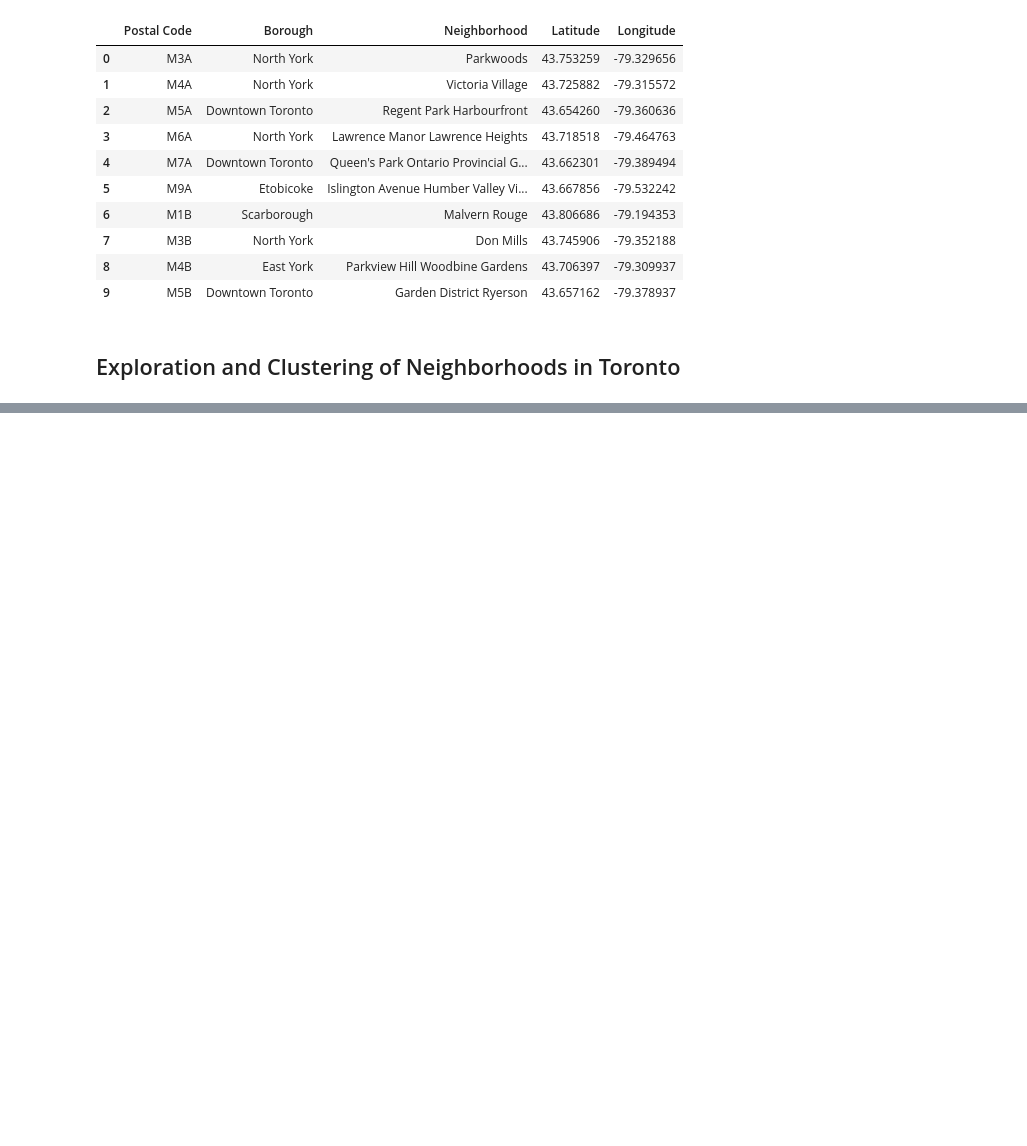
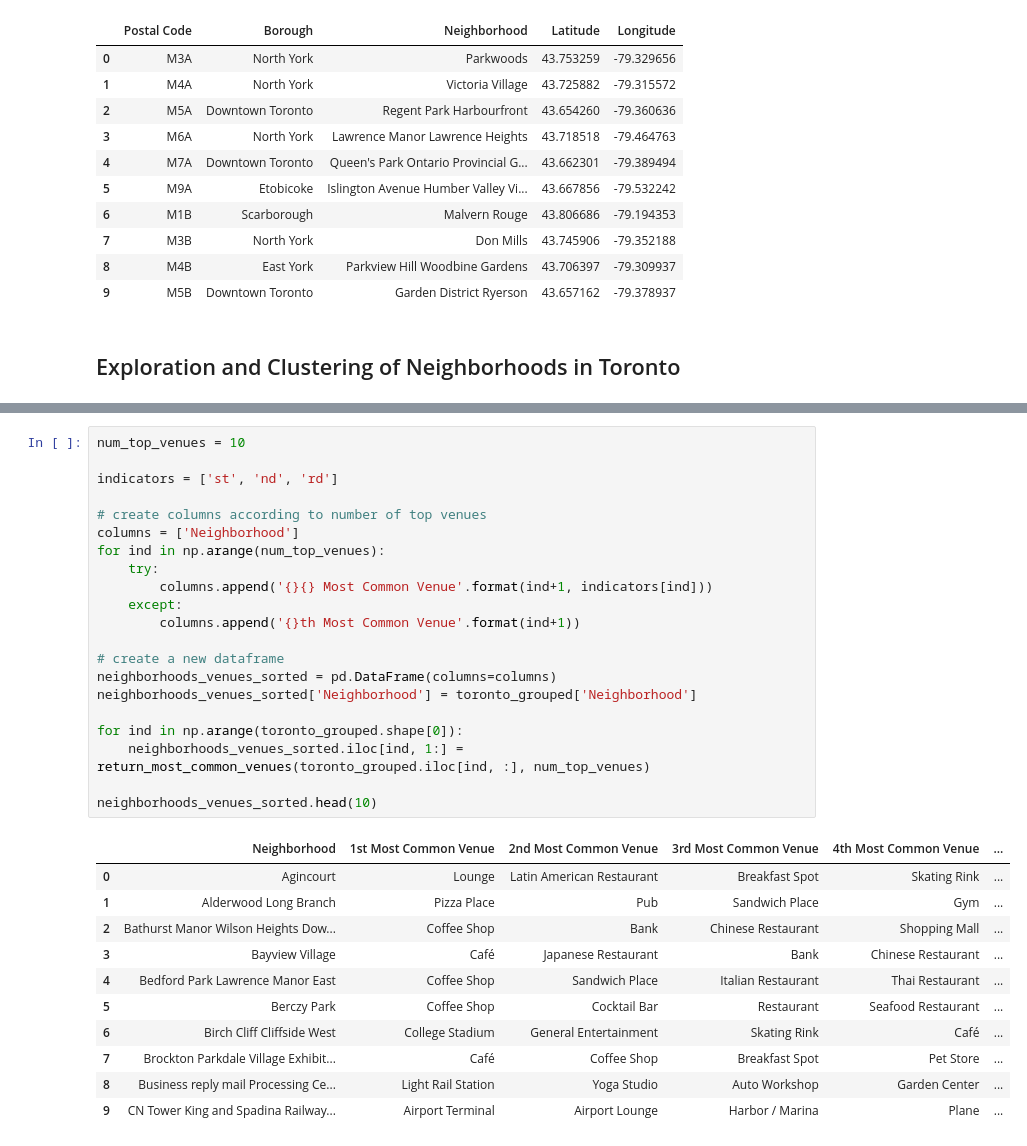
Before and after one commit to csyang98/Coursera_Capstone, a Jupyter notebook: Capstone Notebook.ipynb, the cells around one changed output, grey strips where cells are left out. Saved outputs shown, nothing was run; the diff lists cells and outputs as text; blank space fills up the shorter version.

```diff
--- a/Capstone Notebook.ipynb
+++ b/Capstone Notebook.ipynb
@@ -187,0 +417,33 @@ toronto_map
+# %%
+num_top_venues = 10
+
+indicators = ['st', 'nd', 'rd']
+
+# create columns according to number of top venues
+columns = ['Neighborhood']
+for ind in np.arange(num_top_venues):
+    try:
+        columns.append('{}{} Most Common Venue'.format(ind+1, indicators[ind]))
+    except:
+        columns.append('{}th Most Common Venue'.format(ind+1))
+
+# create a new dataframe
+neighborhoods_venues_sorted = pd.DataFrame(columns=columns)
+neighborhoods_venues_sorted['Neighborhood'] = toronto_grouped['Neighborhood']
+
+for ind in np.arange(toronto_grouped.shape[0]):
+    neighborhoods_venues_sorted.iloc[ind, 1:] = return_most_common_venues(toronto_grouped.iloc[ind, :], num_top_venues)
+
+neighborhoods_venues_sorted.head(10)
+# %% [output]
+|  | Neighborhood | 1st Most Common Venue | 2nd Most Common Venue | 3rd Most Common Venue | 4th Most Common Venue | ... |
+| 0 | Agincourt | Lounge | Latin American Restaurant | Breakfast Spot | Skating Rink | ... |
+| 1 | Alderwood Long Branch | Pizza Place | Pub | Sandwich Place | Gym | ... |
+| 2 | Bathurst Manor Wilson Heights Dow... | Coffee Shop | Bank | Chinese Restaurant | Shopping Mall | ... |
+| 3 | Bayview Village | Café | Japanese Restaurant | Bank | Chinese Restaurant | ... |
+| 4 | Bedford Park Lawrence Manor East | Coffee Shop | Sandwich Place | Italian Restaurant | Thai Restaurant | ... |
+| 5 | Berczy Park | Coffee Shop | Cocktail Bar | Restaurant | Seafood Restaurant | ... |
+| 6 | Birch Cliff Cliffside West | College Stadium | General Entertainment | Skating Rink | Café | ... |
+| 7 | Brockton Parkdale Village Exhibit... | Café | Coffee Shop | Breakfast Spot | Pet Store | ... |
+| 8 | Business reply mail Processing Ce... | Light Rail Station | Yoga Studio | Auto Workshop | Garden Center | ... |
+| 9 | CN Tower King and Spadina Railway... | Airport Terminal | Airport Lounge | Harbor / Marina | Plane | ... |
```
Also changed, not shown: parts of 22 cells of this notebook.
